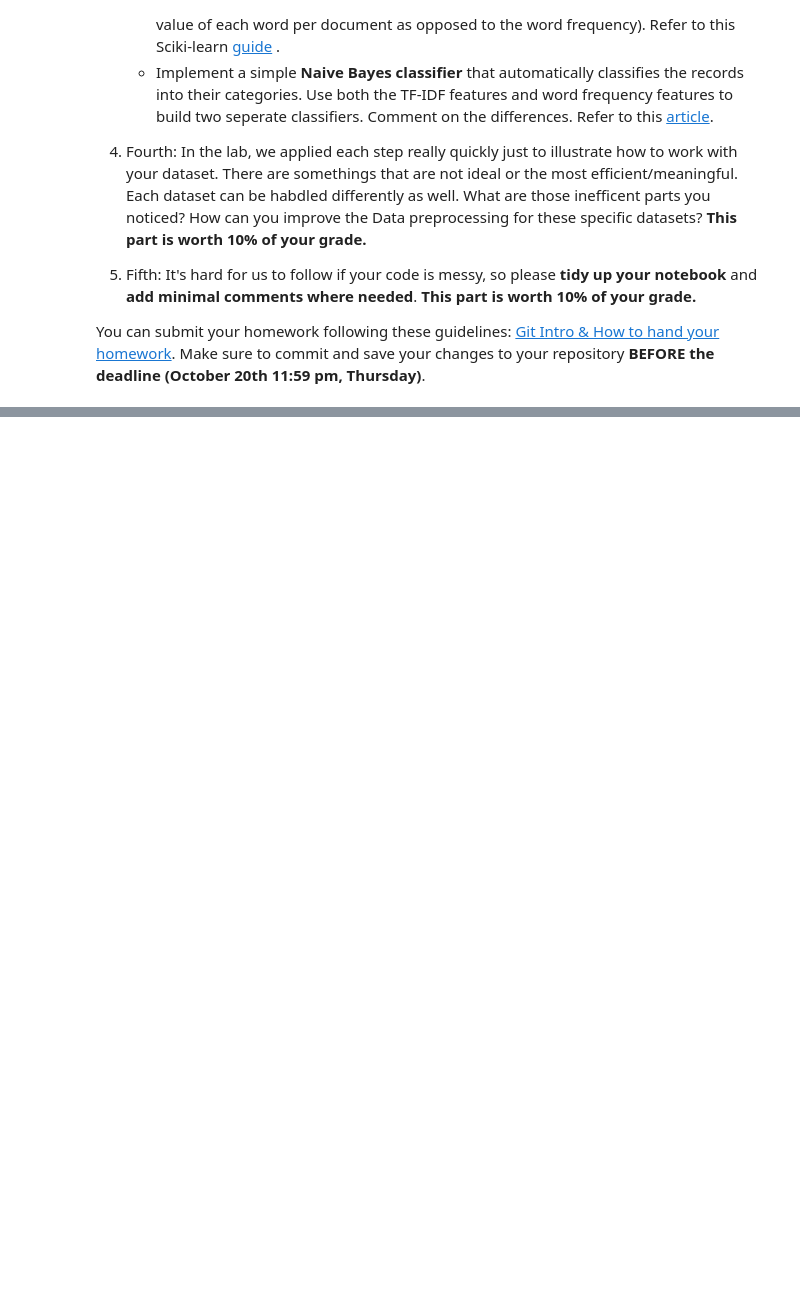
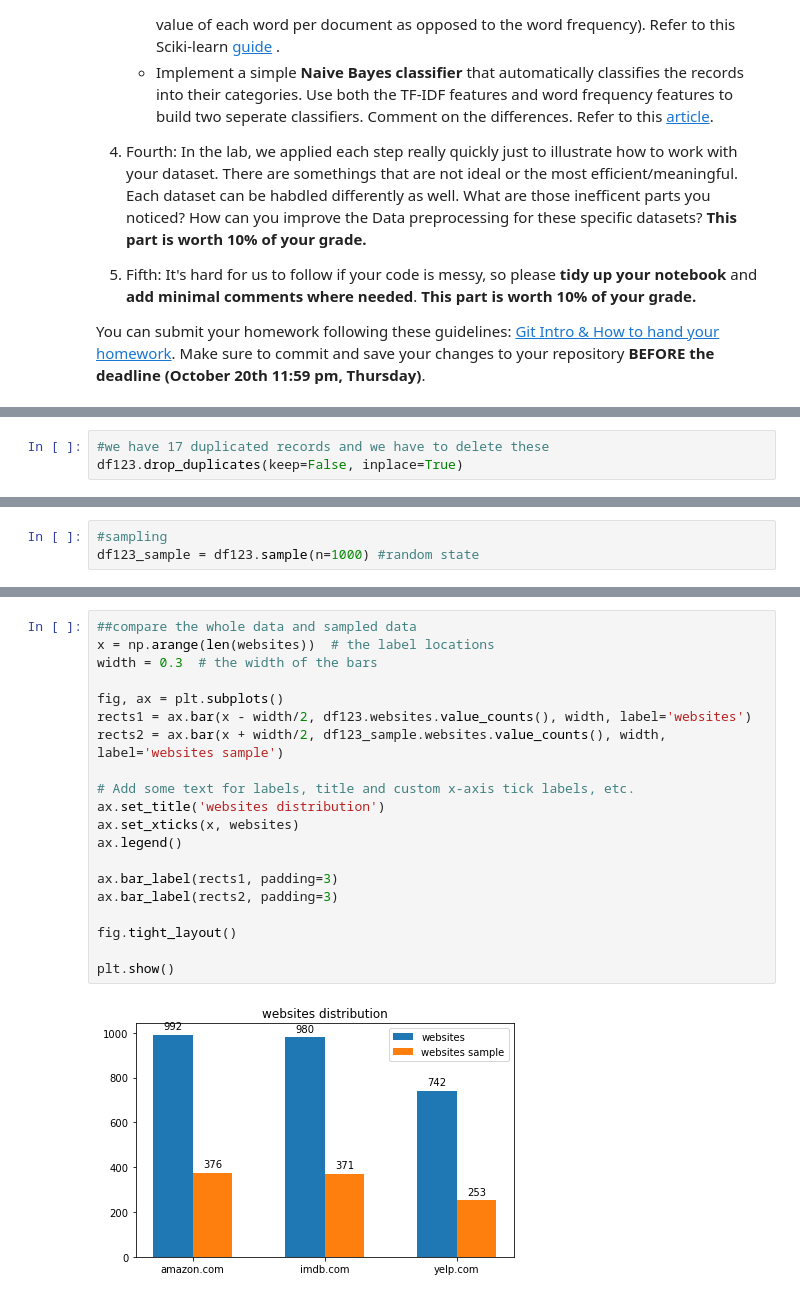
Before and after one commit to TwPanTsu/DM2022-Lab1-Homework, a Jupyter notebook: DM2022-Lab1-Homework.ipynb, the cells around one changed output, grey strips where cells are left out. Drawn from its saved outputs; the diff is of its cells as text; blank space fills up the shorter version.

```diff
--- a/DM2022-Lab1-Homework.ipynb
+++ b/DM2022-Lab1-Homework.ipynb
@@ -35,0 +154,3 @@ You can submit your homework following these guidelines: [Git Intro & How to han
+# %%
+#we have 17 duplicated records and we have to delete these
+df123.drop_duplicates(keep=False, inplace=True)
@@ -35,0 +169,3 @@ You can submit your homework following these guidelines: [Git Intro & How to han
+# %%
+#sampling
+df123_sample = df123.sample(n=1000) #random state
@@ -35,0 +185,22 @@ You can submit your homework following these guidelines: [Git Intro & How to han
+# %%
+##compare the whole data and sampled data
+x = np.arange(len(websites))  # the label locations
+width = 0.3  # the width of the bars
+
+fig, ax = plt.subplots()
+rects1 = ax.bar(x - width/2, df123.websites.value_counts(), width, label='websites')
+rects2 = ax.bar(x + width/2, df123_sample.websites.value_counts(), width, label='websites sample')
+
+# Add some text for labels, title and custom x-axis tick labels, etc.
+ax.set_title('websites distribution')
+ax.set_xticks(x, websites)
+ax.legend()
+
+ax.bar_label(rects1, padding=3)
+ax.bar_label(rects2, padding=3)
+
+fig.tight_layout()
+
+plt.show()
+# %% [output]
+[figure, added]
```
Also changed, not shown: parts of 43 cells of this notebook, 8 other files.
